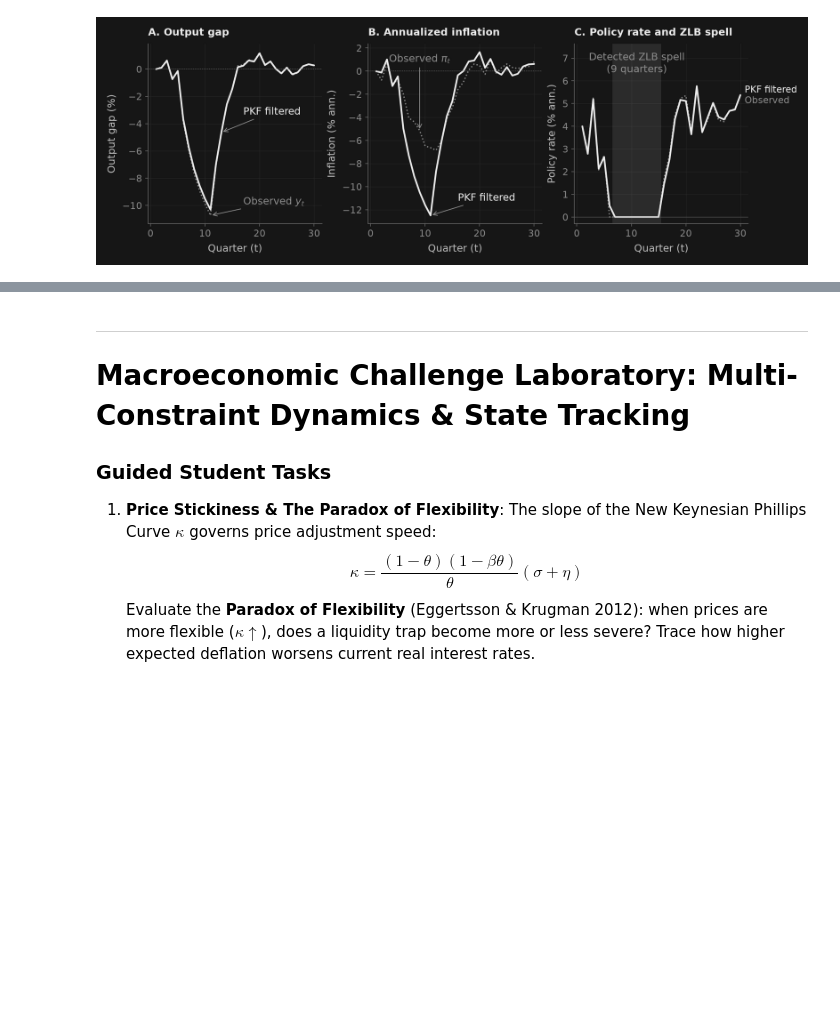
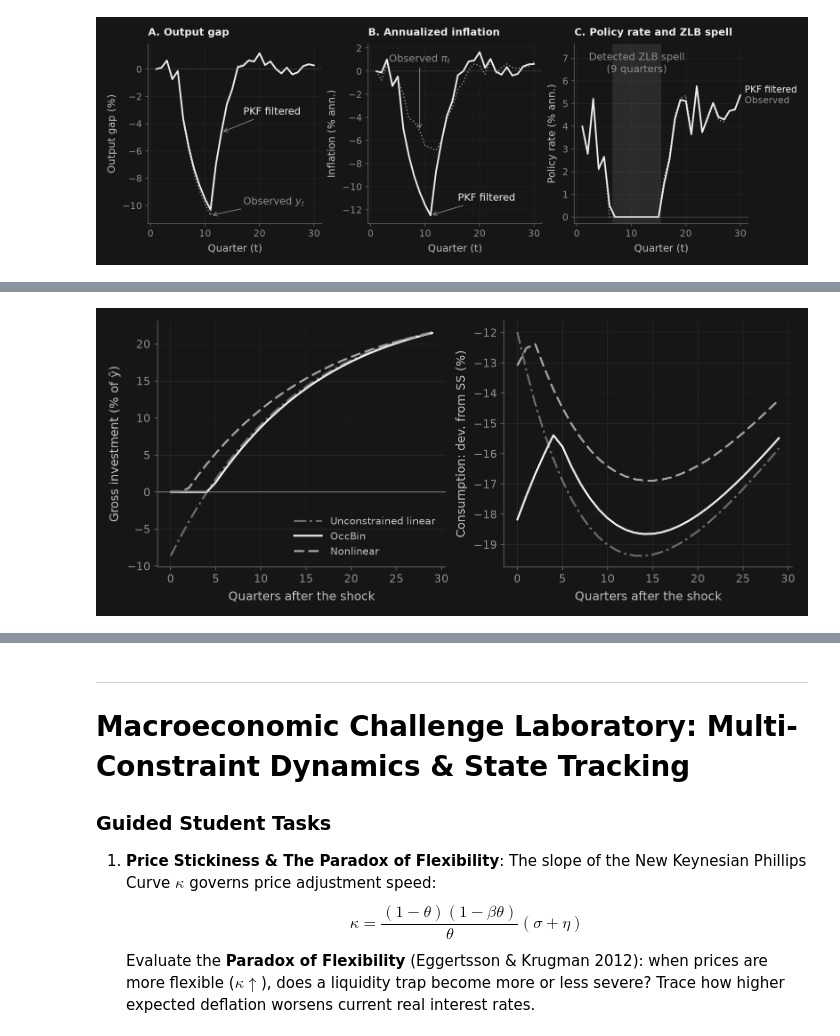
Before and after one commit to Allisterh/puremacro, a Jupyter notebook: curso/notebooks/T02_D_occbin_zlb_regimes.ipynb, the cells around one changed output, grey strips where cells are left out. Drawn from its saved outputs; the diff is of its cells as text; code cells hidden in the pictures; blank space fills up the shorter version.

```diff
--- a/curso/notebooks/T02_D_occbin_zlb_regimes.ipynb
+++ b/curso/notebooks/T02_D_occbin_zlb_regimes.ipynb
@@ -970,0 +1128,11 @@ g             0.0 -0.024270  0.005153 -0.005463     0.002217
+# %%
+rbc_sweep_rows = []
+for innovation in [-0.007, -0.05, -0.10, -0.20, -0.25, rbc_stress]:
+    result = rbc_occbin_path(innovation)
+    linear = rbc_linear_path(innovation)
+    rbc_sweep_rows.append([innovation, 100*np.expm1(innovation),
+                          100*(rbc_p["delta"]+linear["j"].iloc[0])/rbc_p["yk"],
+                          100*(rbc_p["delta"]+result["j"].iloc[0])/rbc_p["yk"],
+                          result.binding_periods])
+rbc_sweep = pd.DataFrame(rbc_sweep_rows, columns=rbc_labels["sweep_columns"])
+display(rbc_sweep.round(4))
@@ -970,0 +1221,22 @@ g             0.0 -0.024270  0.005153 -0.005463     0.002217
+# %%
+# A fixed-size technology shock; all curves start from the same steady state.
+fig, axes = _nbstyle.figura(1, 2, figsize=(plt.rcParams["figure.figsize"]
+                               if _nbstyle.PERFIL == "lamina" else None))
+rbc_show = 30
+rbc_t = np.arange(rbc_show)
+rbc_paths = [(rbc_linear, rbc_labels["linear"], _nbstyle.S3),
+             (rbc_occ.simulated_path, "OccBin", _nbstyle.S1),
+             (rbc_nl, rbc_labels["nonlinear"], _nbstyle.S2)]
+for path, label, style in rbc_paths:
+    axes[0].plot(rbc_t, 100*(rbc_p["delta"]+path["j"].iloc[:rbc_show])/rbc_p["yk"],
+                 label=label, **style)
+    axes[1].plot(rbc_t, 100*path["c"].iloc[:rbc_show], label=label, **style)
+axes[0].axhline(0, color=_nbstyle.NOTA, lw=.8)
+axes[0].set_ylabel(rbc_labels["investment_axis"])
+axes[1].set_ylabel(rbc_labels["consumption_axis"])
+for ax in axes:
+    ax.set_xlabel(rbc_labels["time_axis"])
+axes[0].legend(frameon=False, fontsize="small", loc="lower right")
+plt.show()
+# %% [output]
+[figure, added]
```
Also changed, not shown: parts of 26 cells of this notebook, 8 other files.
